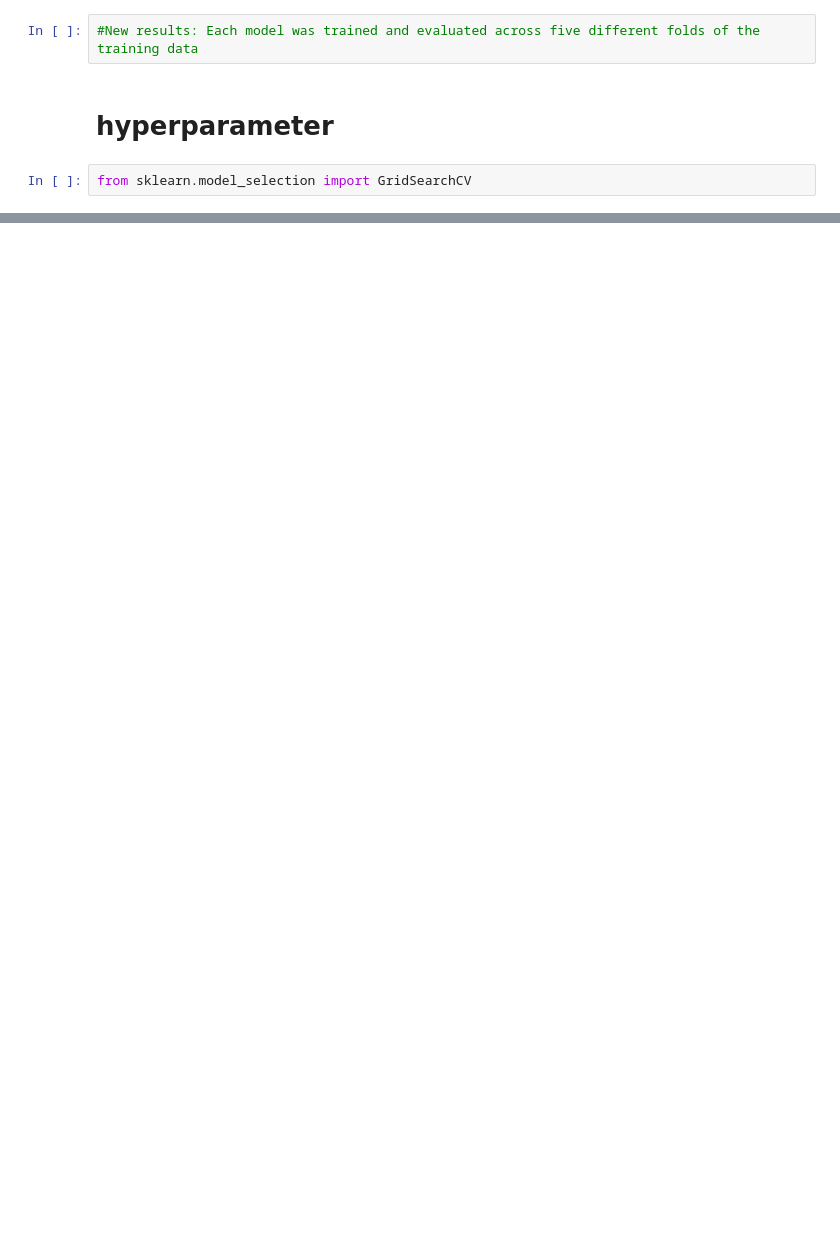
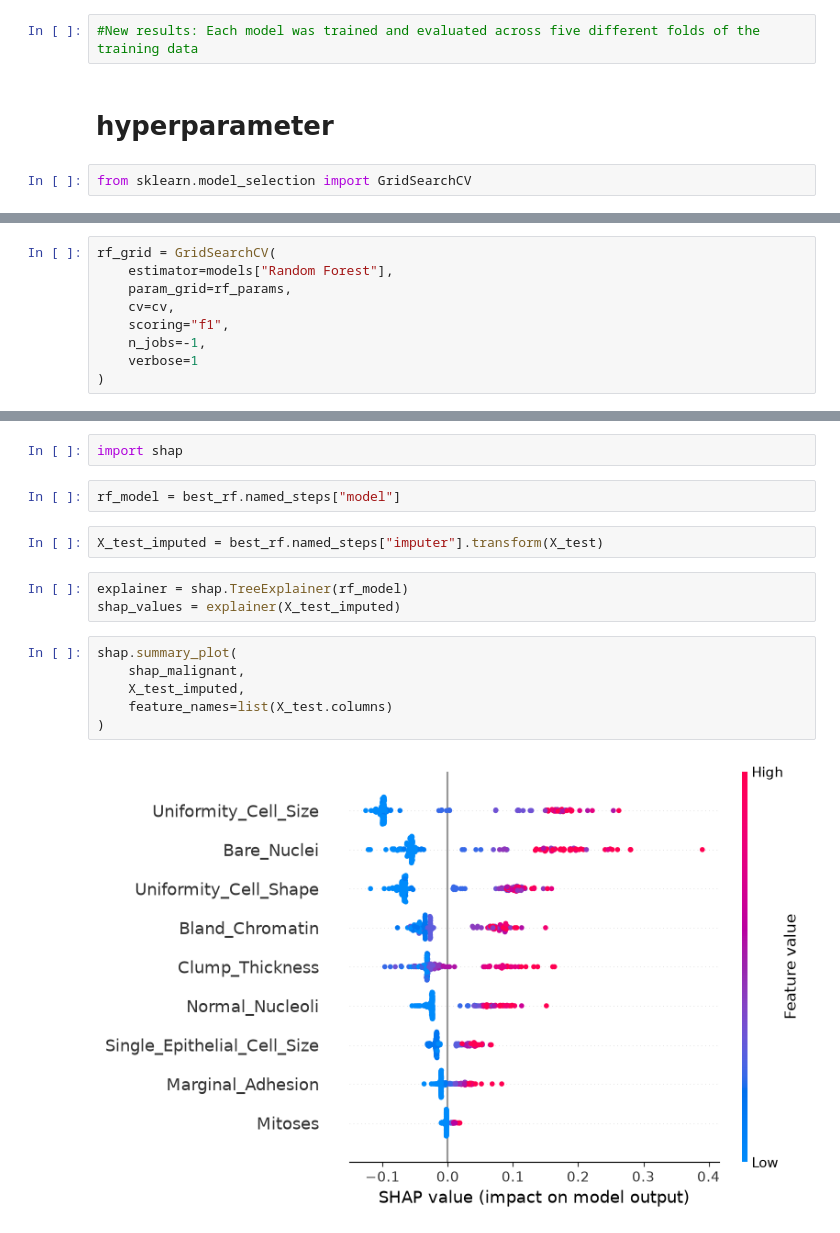
Before and after one commit to sreejithdotme/Breast_Cancer_ML, a Jupyter notebook: Notebook/01_data_inspection.ipynb, the cells around one changed output, grey strips where cells are left out. Drawn from its saved outputs; the diff is of its cells as text; blank space fills up the shorter version.

```diff
--- a/Notebook/01_data_inspection.ipynb
+++ b/Notebook/01_data_inspection.ipynb
@@ -947,0 +1008,9 @@ rf_params = {
+# %%
+rf_grid = GridSearchCV(
+    estimator=models["Random Forest"],
+    param_grid=rf_params,
+    cv=cv,
+    scoring="f1",
+    n_jobs=-1,
+    verbose=1
+)
@@ -947,0 +1146,17 @@ rf_params = {
+# %%
+import shap
+# %%
+rf_model = best_rf.named_steps["model"]
+# %%
+X_test_imputed = best_rf.named_steps["imputer"].transform(X_test)
+# %%
+explainer = shap.TreeExplainer(rf_model)
+shap_values = explainer(X_test_imputed)
+# %%
+shap.summary_plot(
+    shap_malignant,
+    X_test_imputed,
+    feature_names=list(X_test.columns)
+)
+# %% [output]
+[figure, added]
```
Also changed, not shown: parts of 25 cells of this notebook, 1 other file.
